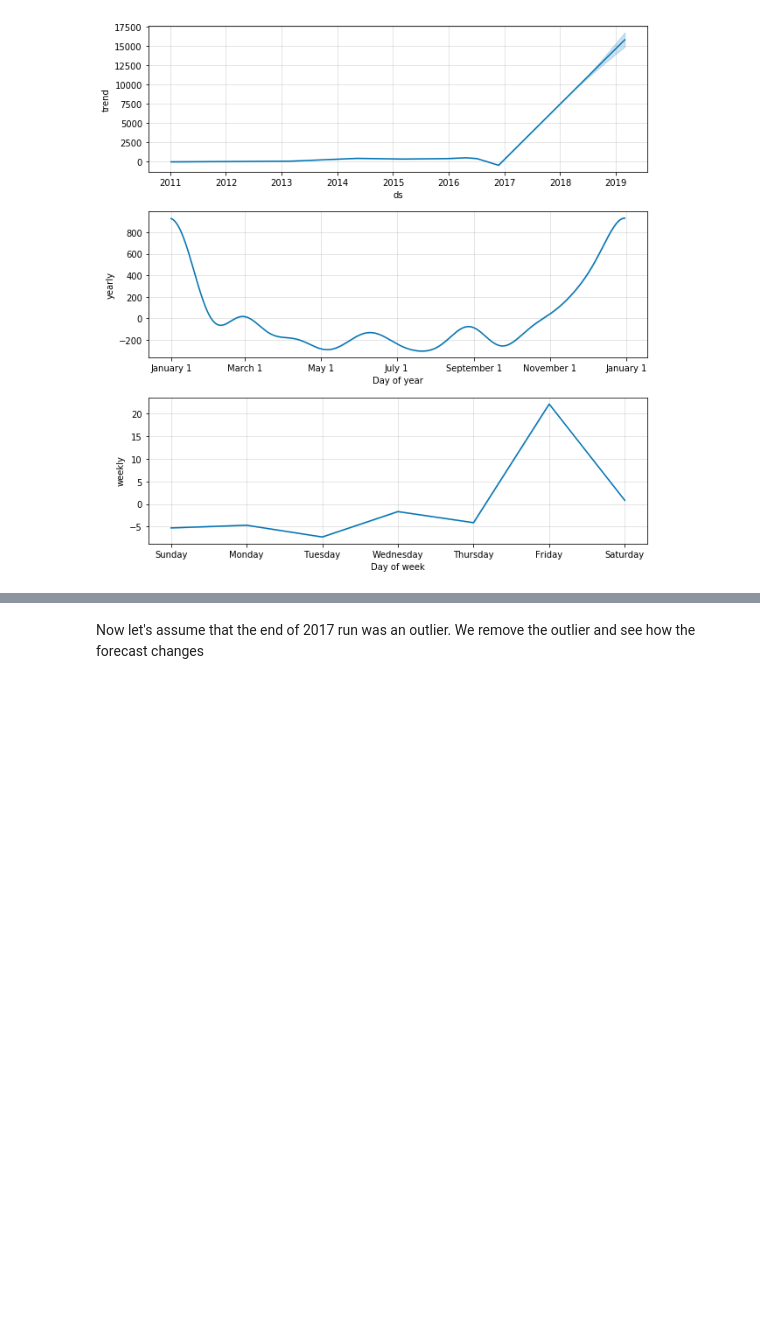
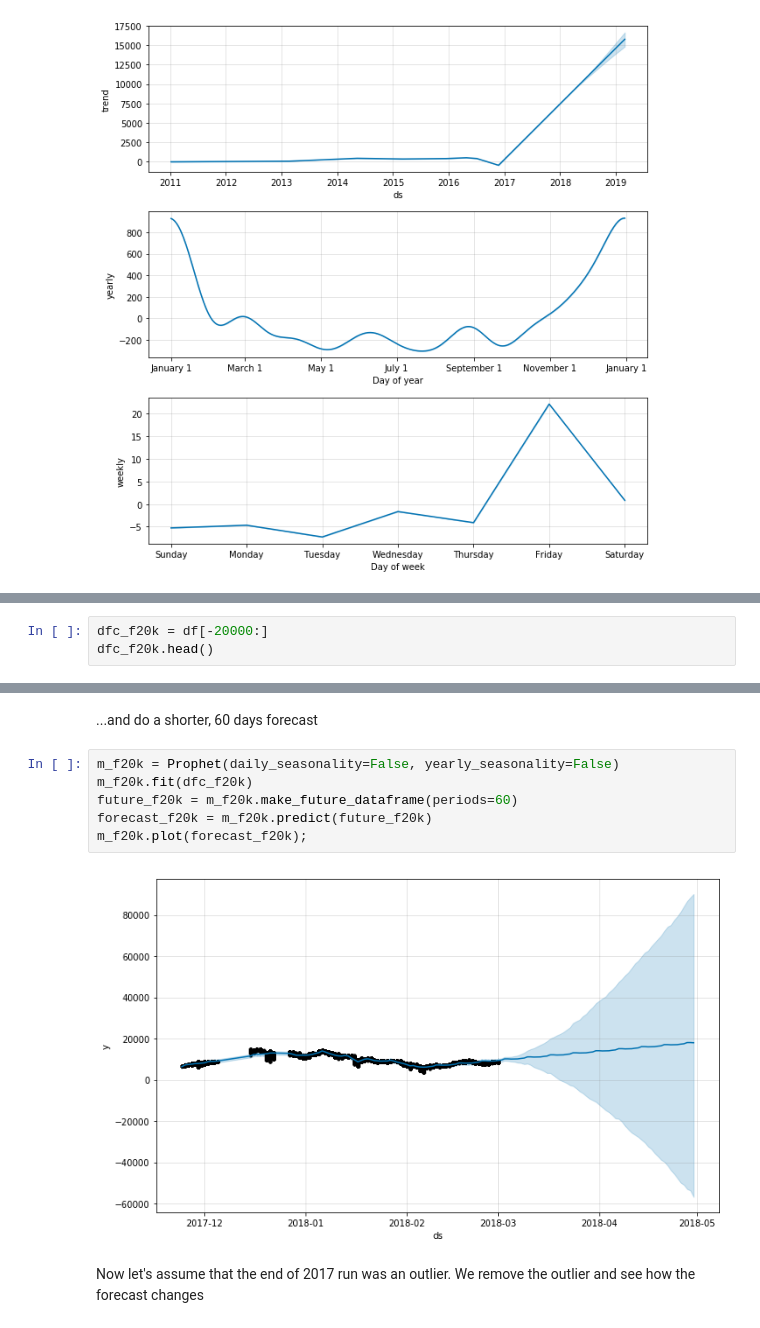
Before and after one commit to bishoph/machine_learning, a Jupyter notebook: prophet/Bitcoin.ipynb, the cells around one changed output, grey strips where cells are left out. Drawn from its saved outputs; the diff is of its cells as text; blank space fills up the shorter version.

Commit message:
Updated readme and flow
Adaption to gaps in source data and a quite different approach to show the 60 day forecast

```diff
--- a/prophet/Bitcoin.ipynb
+++ b/prophet/Bitcoin.ipynb
@@ -113,0 +109,3 @@ m.plot_components(forecast);
+# %%
+dfc_f20k = df[-20000:]
+dfc_f20k.head()
@@ -114,3 +119,13 @@ m.plot_components(forecast);
+# %% [markdown]
+...and do a shorter, 60 days forecast
+# %%
+m_f20k = Prophet(daily_seasonality=False, yearly_seasonality=False)
+m_f20k.fit(dfc_f20k)
+future_f20k = m_f20k.make_future_dataframe(periods=60)
+forecast_f20k = m_f20k.predict(future_f20k)
+m_f20k.plot(forecast_f20k);
+# %% [output]
+[figure, added]
 # %% [markdown]
 Now let's assume that the end of 2017 run was an outlier. We remove the outlier and see how the forecast changes
 # %%
```
Also changed, not shown: parts of 12 cells of this notebook.
